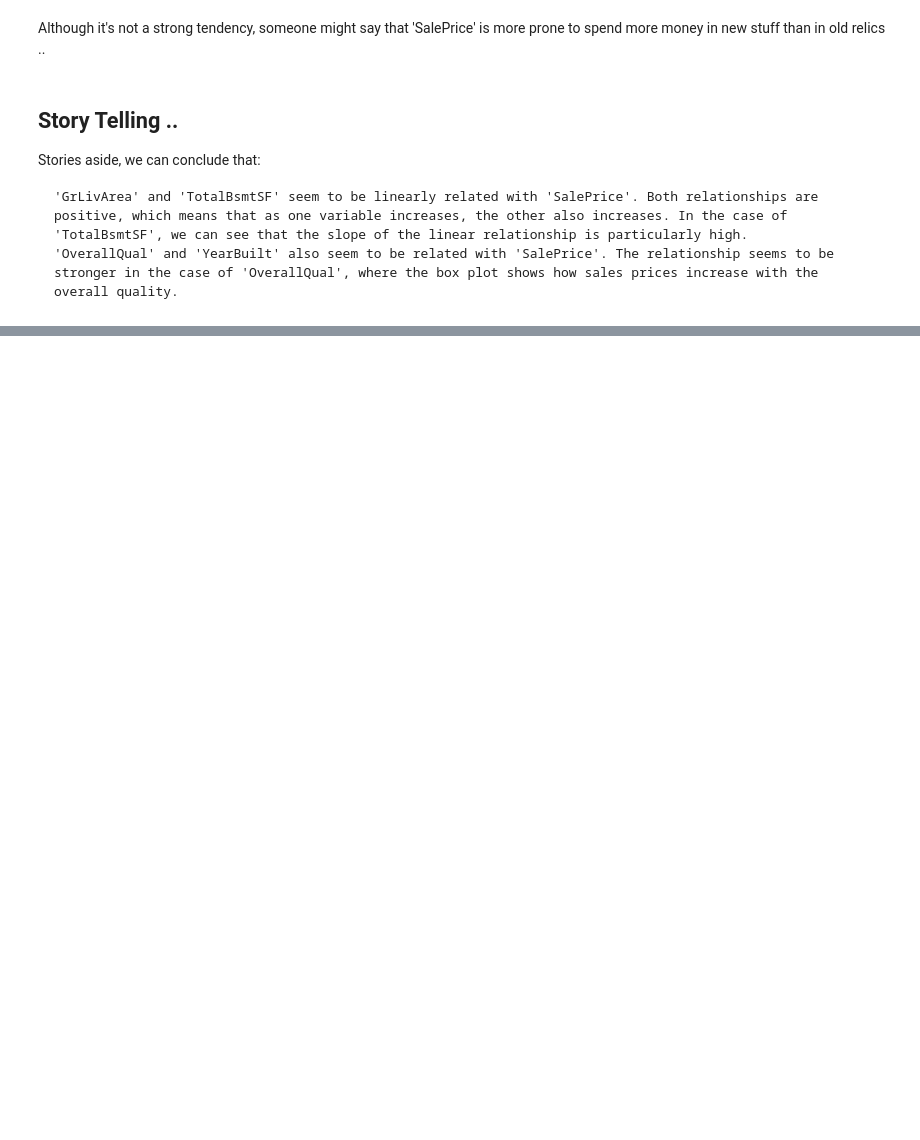
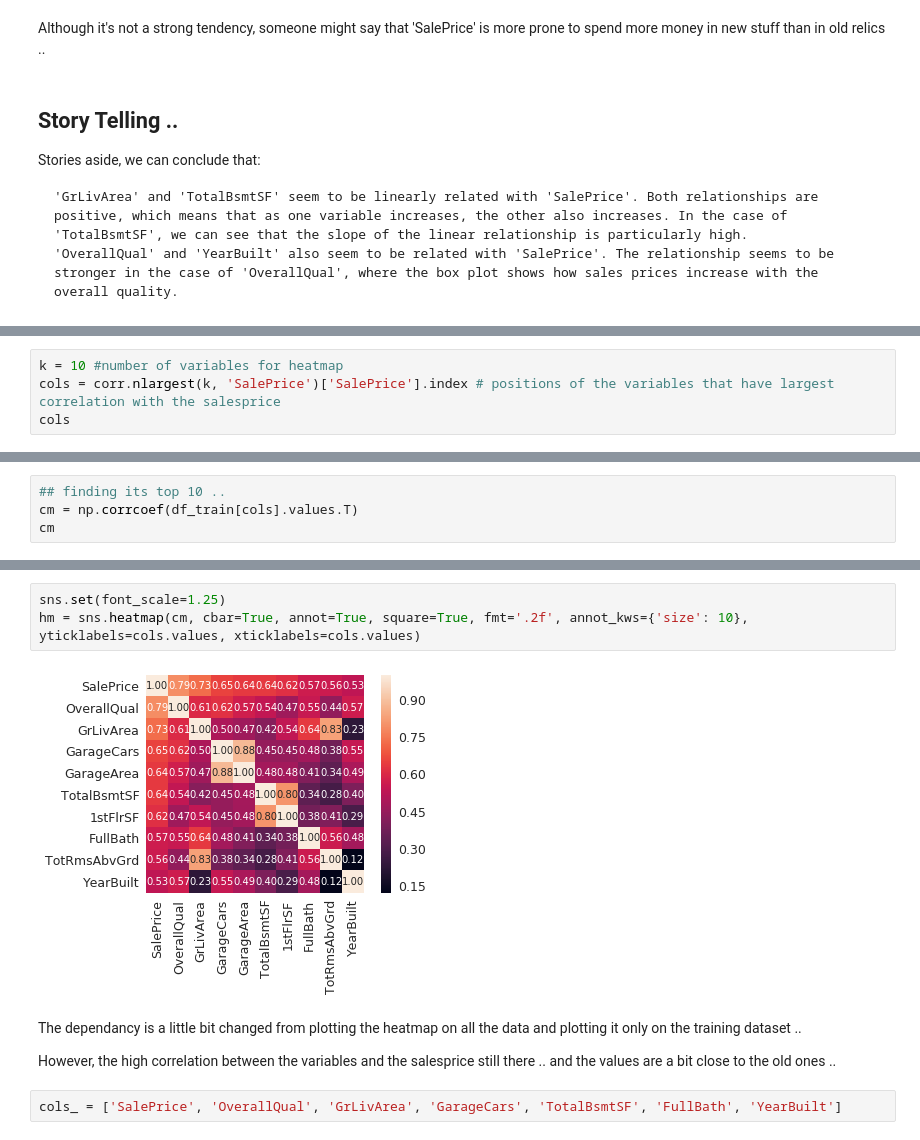
Before and after one commit to EAboelhamd/Kaggle-Competitions, a Jupyter notebook: Housing_Price_Prediction/House_Price_Prediction.ipynb, the cells around one changed output, grey strips where cells are left out. Cells and saved outputs as stored; diff of their text form; blank space fills up the shorter version.

```diff
--- a/Housing_Price_Prediction/House_Price_Prediction.ipynb
+++ b/Housing_Price_Prediction/House_Price_Prediction.ipynb
@@ -203,0 +458,4 @@ Stories aside, we can conclude that:
+# %%
+k = 10 #number of variables for heatmap
+cols = corr.nlargest(k, 'SalePrice')['SalePrice'].index # positions of the variables that have largest correlation with the salesprice
+cols
@@ -203,0 +467,4 @@ Stories aside, we can conclude that:
+# %%
+## finding its top 10 ..
+cm = np.corrcoef(df_train[cols].values.T)
+cm
@@ -203,0 +492,11 @@ Stories aside, we can conclude that:
+# %%
+sns.set(font_scale=1.25)
+hm = sns.heatmap(cm, cbar=True, annot=True, square=True, fmt='.2f', annot_kws={'size': 10}, yticklabels=cols.values, xticklabels=cols.values)
+# %% [output]
+[figure, added]
+# %% [markdown]
+The dependancy is a little bit changed from plotting the heatmap on all the data and plotting it only on the training dataset ..
+
+However, the high correlation between the variables and the salesprice still there .. and the values are a bit close to the old ones ..
+# %%
+cols_ = ['SalePrice', 'OverallQual', 'GrLivArea', 'GarageCars', 'TotalBsmtSF', 'FullBath', 'YearBuilt']
```
Also changed, not shown: parts of 76 cells of this notebook.
